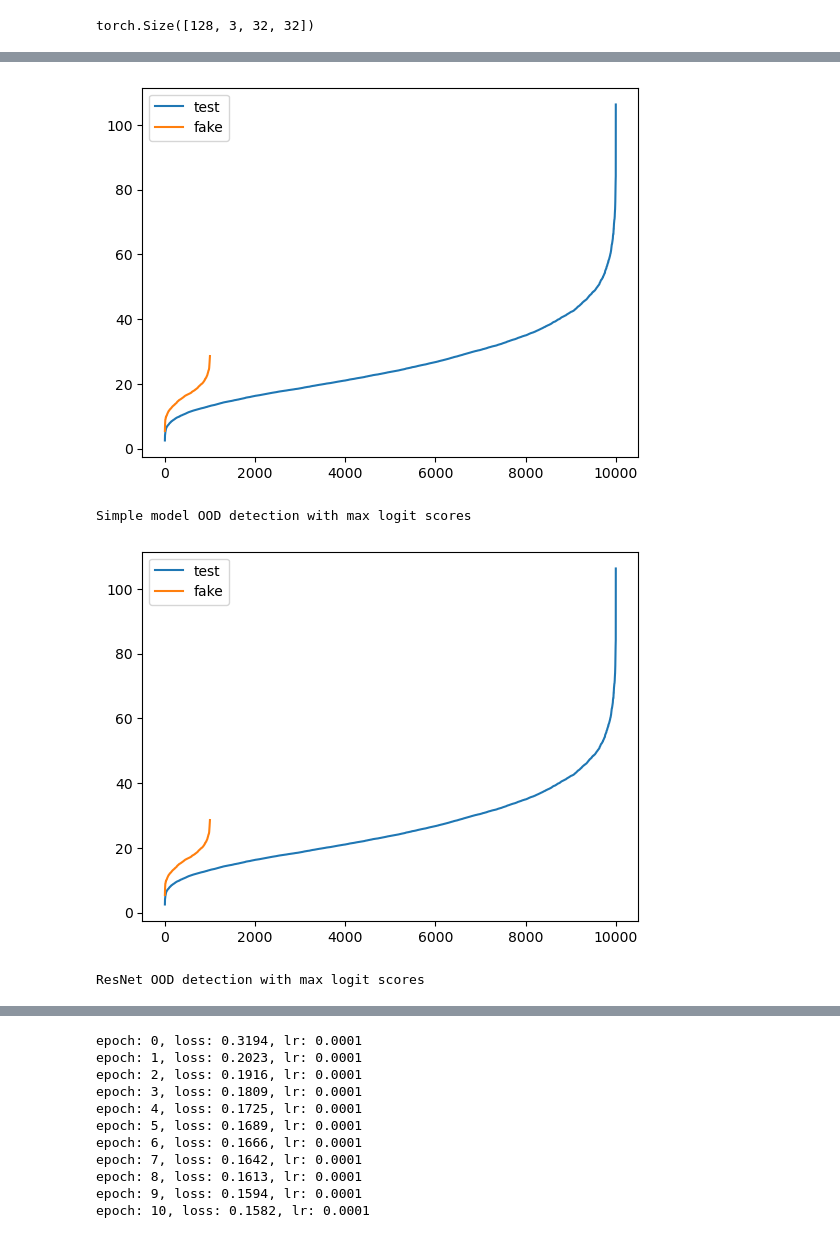
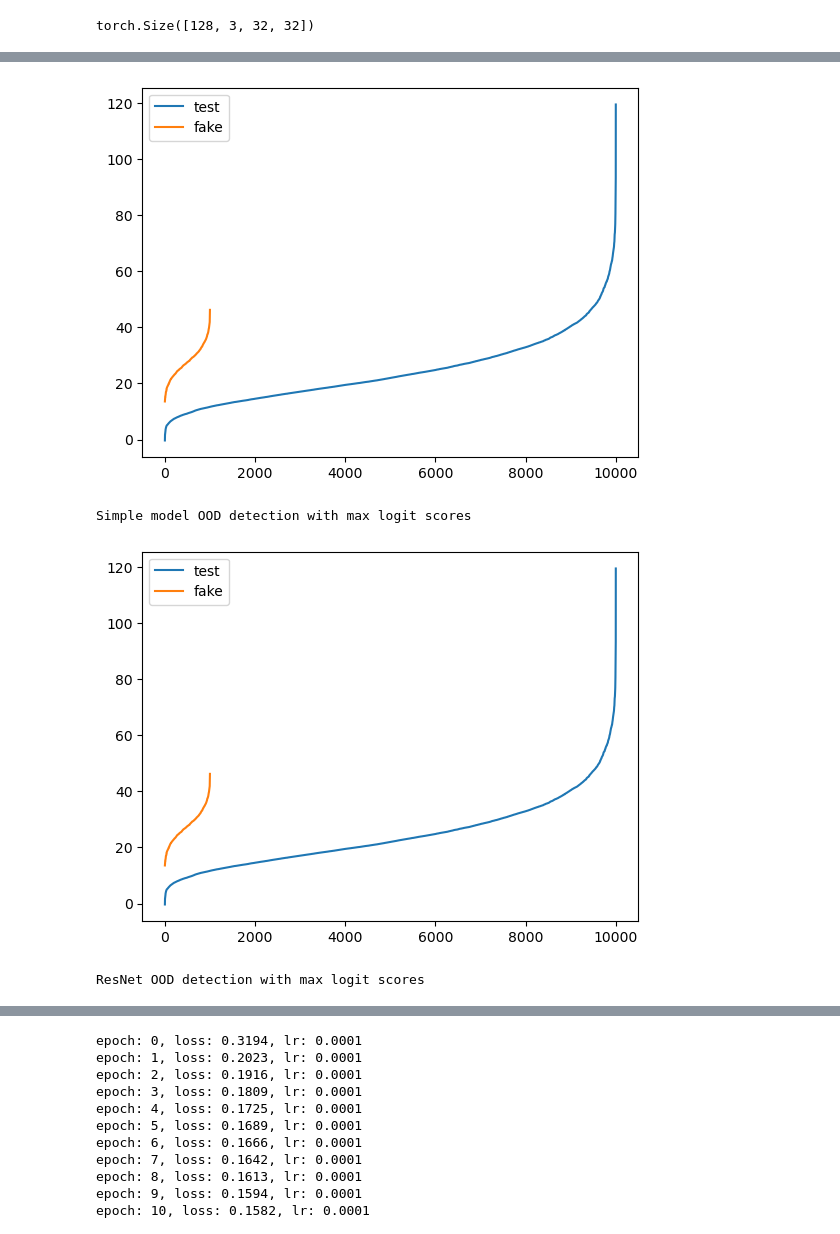
Before and after one commit to eledaveri/DLALabs, a Jupyter notebook: Lab4/Lab4_OOD_2025.ipynb, the cells around one changed output, grey strips where cells are left out. Drawn from its saved outputs; the diff is of its cells as text; code cells hidden in the pictures.

```diff
--- a/Lab4/Lab4_OOD_2025.ipynb
+++ b/Lab4/Lab4_OOD_2025.ipynb
@@ -198,5 +197,6 @@ epoch: 49, loss: 0.0233, lr: 0.0001
 # %%
 simple_model = SimpleCNN().to(device)
+optimizer = optim.AdamW(simple_model.parameters(), lr=0.0001)
 if not load_resnet and not load:
     epochs = 50
     for e in range(epochs):
@@ -541,5 +561,22 @@ plot logit and softmax of the simple model
 Clipping input data to the valid range for imshow with RGB data ([0..1] for floats or [0..255] for integers). Got range [-1.0..1.0].
 [figure]
+# %%
+#Example of logit and softmax output with fake data (ResNet)
+k=0
+output = model_resnet(xfake.cuda()) #the kth sample of the batch (fake data)
+print("plot logit and softmax of the simple model")
+plt.bar(np.arange(10),output[k].detach().cpu())
+plt.title('logit')
+plt.show()
+T=1
+plt.title(f'softmax t={T}')
+s = F.softmax(output/T, 1)
+plt.bar(np.arange(10),s[k].detach().cpu())
+plt.show()
+
+plt.imshow(xfake[0,:].permute(1,2,0)) # Fake image has no label
+plt.title('Fake Image')
+plt.show()
 # %%
 # OOD detection with max logit/max softmax scores
 # thw model should be more "confident" on in-distribution data than on OOD data
@@ -583,38 +620,38 @@ def compute_scores(data_loader, score_fun, model=model):
             x, y = data
             output = model(x.to(device))
             s = score_fun(output)
             scores.append(s)
         scores_t = torch.cat(scores)
         return scores_t
 
 temp=1
 scores_test = compute_scores(testloader, max_logit) # score_fun = max_logit
 scores_fake = compute_scores(fakeloader, max_logit)
 
 # Plot sorted scores for test and fake data
 # x --> Sample ordered by score value, y --> OOD score
 plt.plot(sorted(scores_test.cpu()),label='test')
 plt.plot(sorted(scores_fake.cpu()),label='fake')
 plt.legend()
 plt.show()
 print("Simple model OOD detection with max logit scores")
 scores_test_simple = compute_scores(testloader, max_logit, model=simple_model) # score_fun = max_logit
 scores_fake_simple = compute_scores(fakeloader, max_logit, model=simple_model)
 # x --> Sample ordered by score value, y --> OOD score
-plt.plot(sorted(scores_test.cpu()),label='test')
-plt.plot(sorted(scores_fake.cpu()),label='fake')
+plt.plot(sorted(scores_test_simple.cpu()),label='test')
+plt.plot(sorted(scores_fake_simple.cpu()),label='fake')
 plt.legend()
 plt.show()
 print("ResNet OOD detection with max logit scores")
 scores_test_resnet = compute_scores(testloader, max_logit, model=model_resnet) # score_fun = max_logit
 scores_fake_resnet = compute_scores(fakeloader, max_logit, model=model_resnet)
 # x --> Sample ordered by score value, y --> OOD score
-plt.plot(sorted(scores_test.cpu()),label='test')
-plt.plot(sorted(scores_fake.cpu()),label='fake')
+plt.plot(sorted(scores_test_resnet.cpu()),label='test')
+plt.plot(sorted(scores_fake_resnet.cpu()),label='fake')
 plt.legend()
 plt.show()
 # %% [output]
-[figure, old version]
+[figure, new version]
 Simple model OOD detection with max logit scores
-[figure, old version]
+[figure, new version]
 ResNet OOD detection with max logit scores
```
Also changed, not shown: parts of 17 cells of this notebook, 1 other file.
